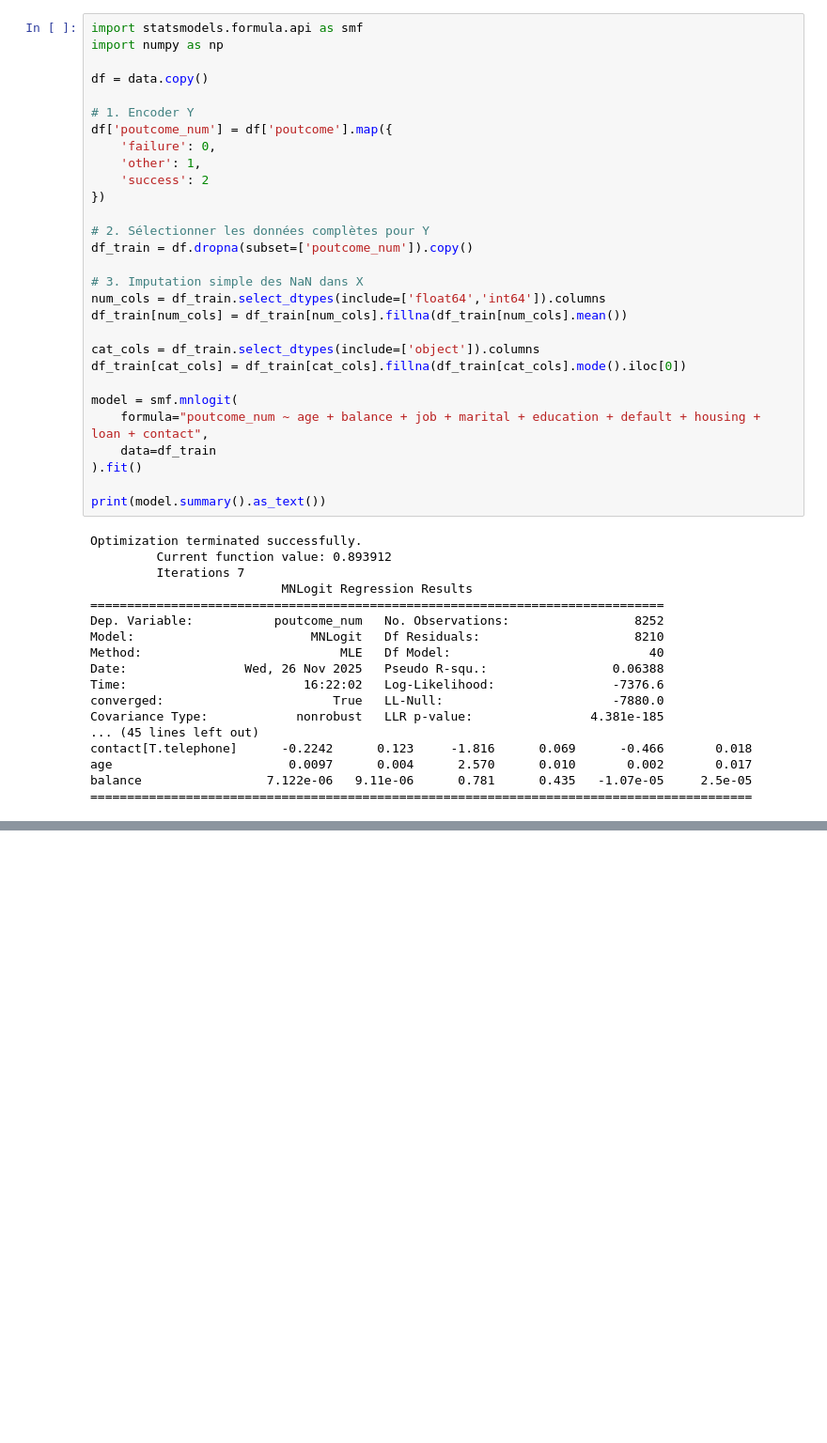
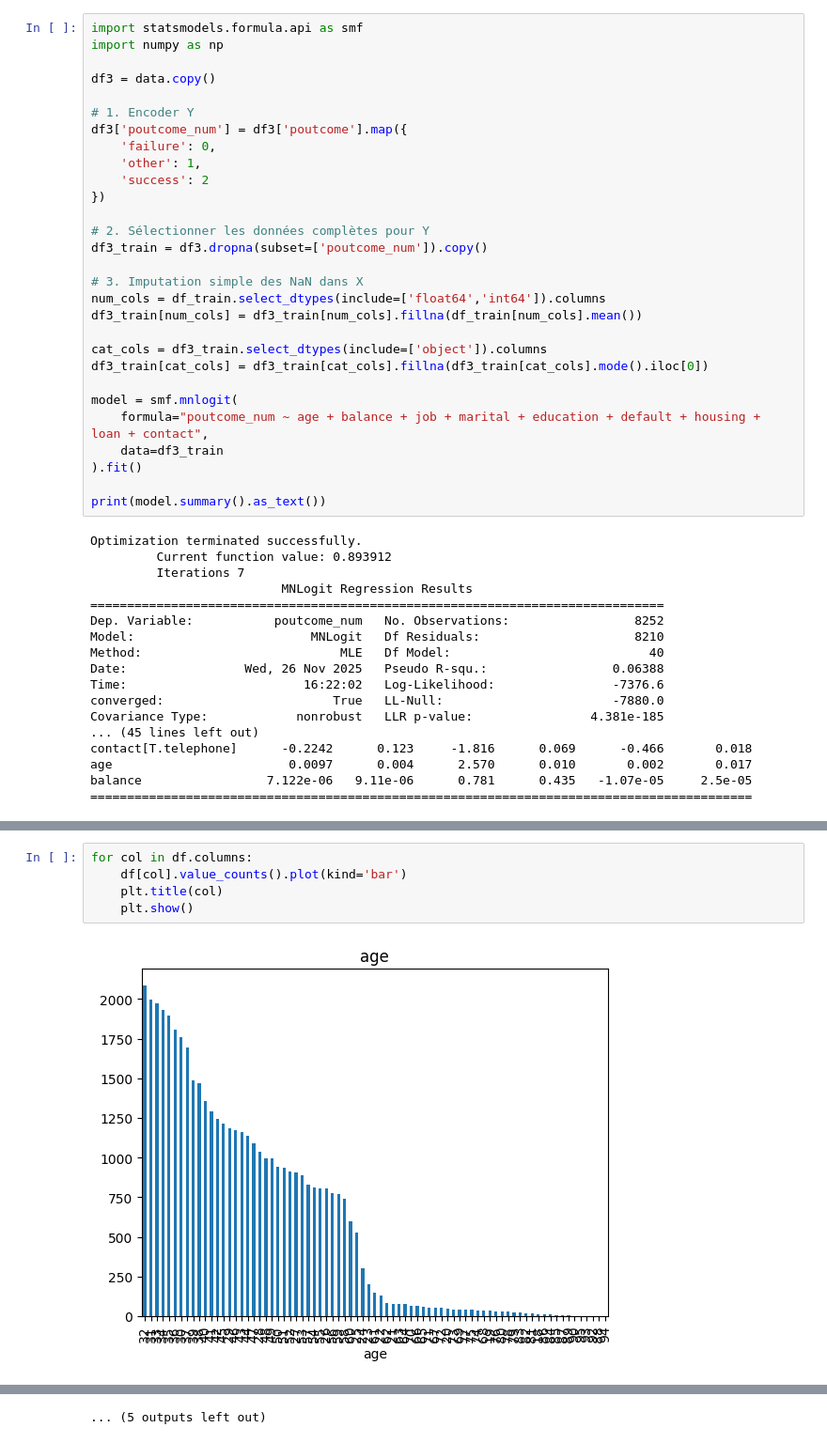
Before and after one commit to Dkdunand/ENSAE-stat-apply-projet, a Jupyter notebook: Maxime AED.ipynb, the cells around one changed output, grey strips where cells are left out. Shown at 94% size. Cells and saved outputs as stored; diff of their text form; blank space fills up the shorter version.

```diff
--- a/Maxime AED.ipynb
+++ b/Maxime AED.ipynb
@@ -185,28 +330,28 @@ L'option 1) et 2) nous semblent peu pertinentes.
 import statsmodels.formula.api as smf
 import numpy as np
 
-df = data.copy()
+df3 = data.copy()
 
 # 1. Encoder Y
-df['poutcome_num'] = df['poutcome'].map({
+df3['poutcome_num'] = df3['poutcome'].map({
     'failure': 0,
     'other': 1,
     'success': 2
 })
 
 # 2. Sélectionner les données complètes pour Y
-df_train = df.dropna(subset=['poutcome_num']).copy()
+df3_train = df3.dropna(subset=['poutcome_num']).copy()
 
 # 3. Imputation simple des NaN dans X
 num_cols = df_train.select_dtypes(include=['float64','int64']).columns
-df_train[num_cols] = df_train[num_cols].fillna(df_train[num_cols].mean())
+df3_train[num_cols] = df3_train[num_cols].fillna(df_train[num_cols].mean())
 
-cat_cols = df_train.select_dtypes(include=['object']).columns
-df_train[cat_cols] = df_train[cat_cols].fillna(df_train[cat_cols].mode().iloc[0])
+cat_cols = df3_train.select_dtypes(include=['object']).columns
+df3_train[cat_cols] = df3_train[cat_cols].fillna(df3_train[cat_cols].mode().iloc[0])
 
 model = smf.mnlogit(
     formula="poutcome_num ~ age + balance + job + marital + education + default + housing + loan + contact",
-    data=df_train
+    data=df3_train
 ).fit()
 
 print(model.summary().as_text())
@@ -269,0 +401,7 @@ Je dois réfléchir aussi à la pertinence de ceci, car cela reviendra à faire
+# %%
+for col in df.columns:
+    df[col].value_counts().plot(kind='bar')
+    plt.title(col)
+    plt.show()
+# %% [output]
+[figure, added]
@@ -269,0 +419 @@ Je dois réfléchir aussi à la pertinence de ceci, car cela reviendra à faire
+... (5 outputs left out)
```
Also changed, not shown: parts of 17 cells of this notebook.
